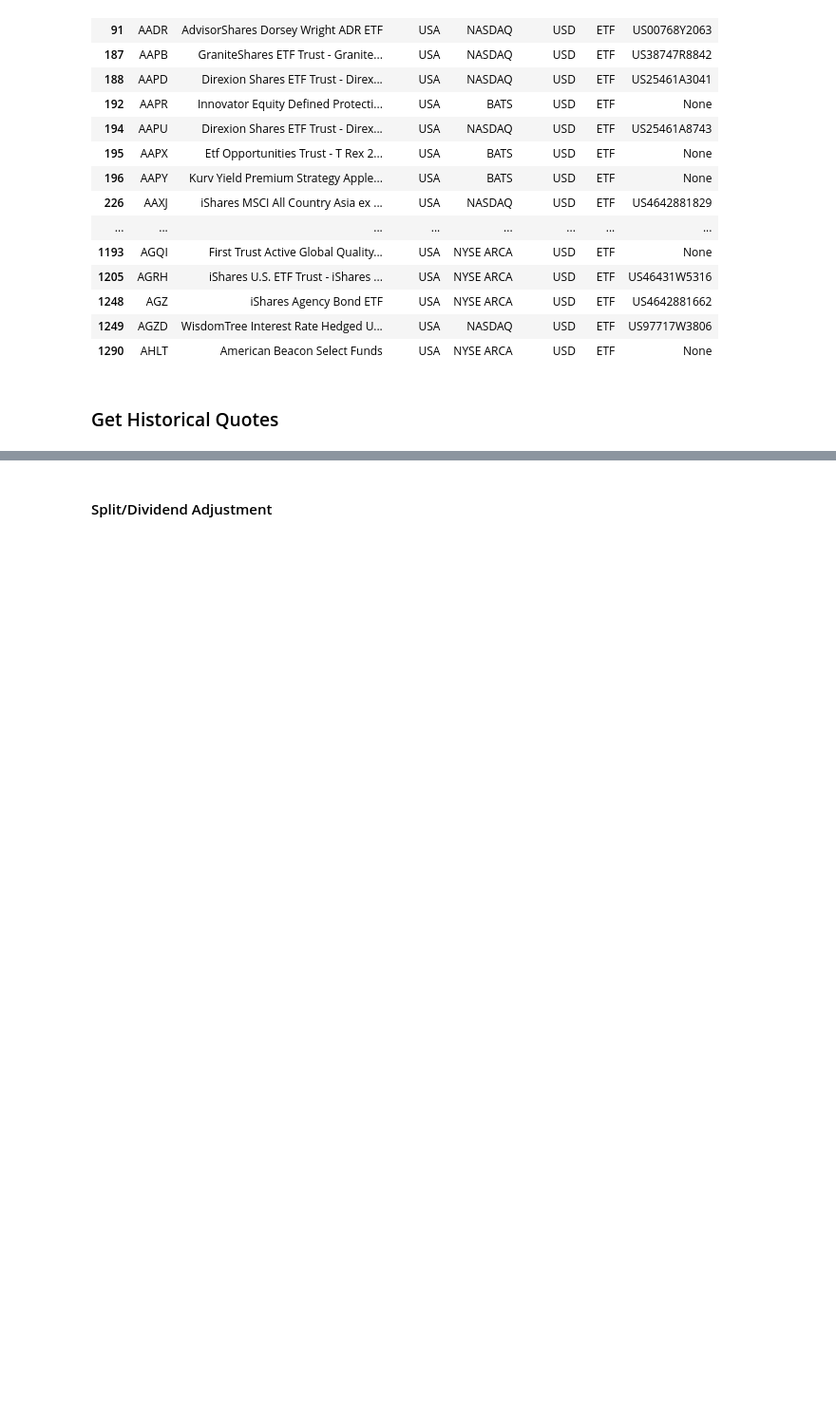
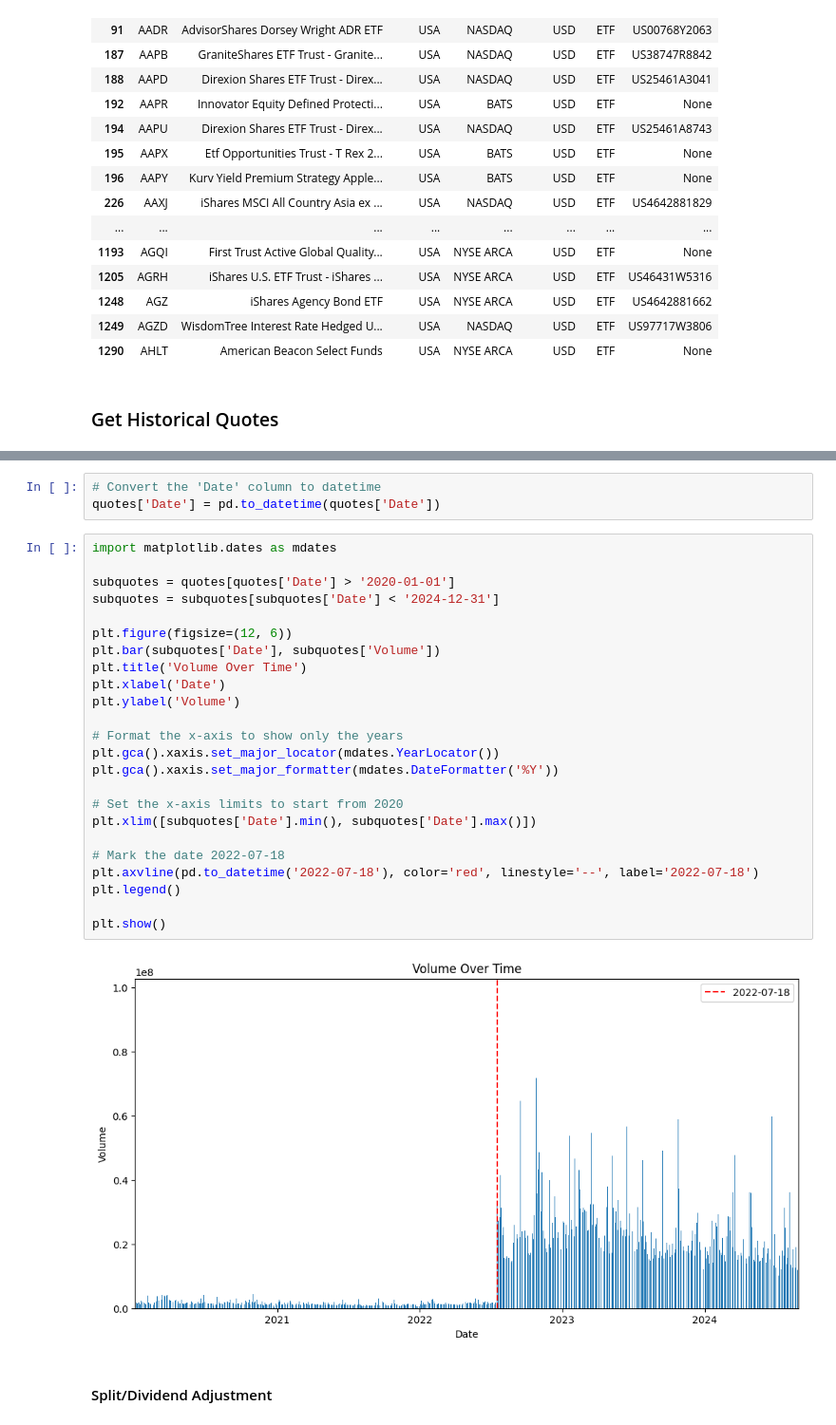
Before and after one commit to mcreutz/playground, a Jupyter notebook: finance/data_api/eod_histo_data.ipynb, the cells around one changed output, grey strips where cells are left out. Shown: that part at 95% size. Saved outputs shown, nothing was run; the diff lists cells and outputs as text; blank space fills up the shorter version.

```diff
--- a/finance/data_api/eod_histo_data.ipynb
+++ b/finance/data_api/eod_histo_data.ipynb
@@ -117,3 +111,32 @@ quotes.head()
+# %%
+# Convert the 'Date' column to datetime
+quotes['Date'] = pd.to_datetime(quotes['Date'])
+# %%
+import matplotlib.dates as mdates
+
+subquotes = quotes[quotes['Date'] > '2020-01-01']
+subquotes = subquotes[subquotes['Date'] < '2024-12-31']
+
+plt.figure(figsize=(12, 6))
+plt.bar(subquotes['Date'], subquotes['Volume'])
+plt.title('Volume Over Time')
+plt.xlabel('Date')
+plt.ylabel('Volume')
+
+# Format the x-axis to show only the years
+plt.gca().xaxis.set_major_locator(mdates.YearLocator())
+plt.gca().xaxis.set_major_formatter(mdates.DateFormatter('%Y'))
+
+# Set the x-axis limits to start from 2020
+plt.xlim([subquotes['Date'].min(), subquotes['Date'].max()])
+
+# Mark the date 2022-07-18
+plt.axvline(pd.to_datetime('2022-07-18'), color='red', linestyle='--', label='2022-07-18')
+plt.legend()
+
+plt.show()
+# %% [output]
+[figure, added]
 # %% [markdown]
 #### Split/Dividend Adjustment
 # %%
```
Also changed, not shown: parts of 6 cells of this notebook.
